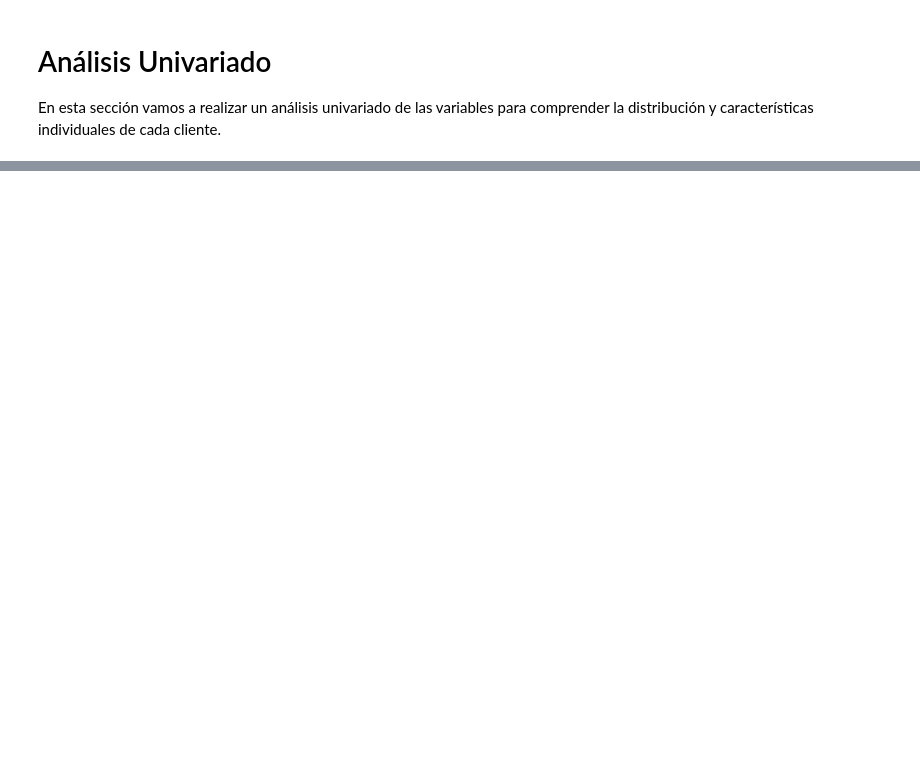
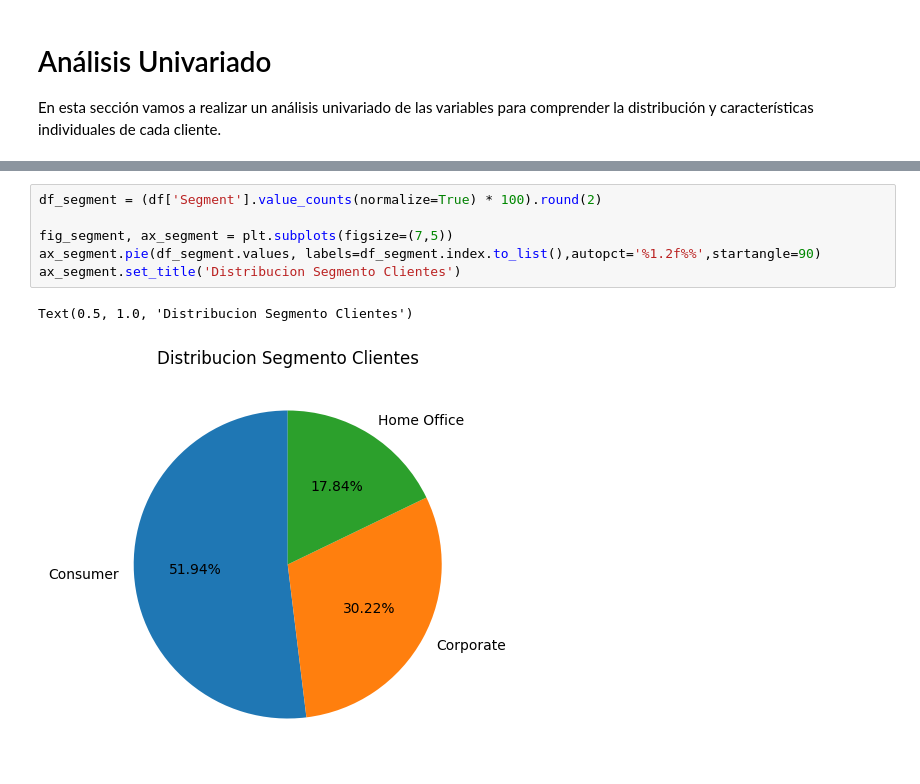
Before and after one commit to Lisandrot1/retail-sales-data-pipeline, a Jupyter notebook: eda/univariado.ipynb, the cells around one changed output, grey strips where cells are left out. Drawn from its saved outputs; the diff is of its cells as text; blank space fills up the shorter version.

```diff
--- a/eda/univariado.ipynb
+++ b/eda/univariado.ipynb
@@ -26,0 +52,9 @@ df
+# %%
+df_segment = (df['Segment'].value_counts(normalize=True) * 100).round(2)
+
+fig_segment, ax_segment = plt.subplots(figsize=(7,5))
+ax_segment.pie(df_segment.values, labels=df_segment.index.to_list(),autopct='%1.2f%%',startangle=90)
+ax_segment.set_title('Distribucion Segmento Clientes')
+# %% [output]
+Text(0.5, 1.0, 'Distribucion Segmento Clientes')
+[figure, added]
```
Also changed, not shown: parts of 14 cells of this notebook, 1 other file.
